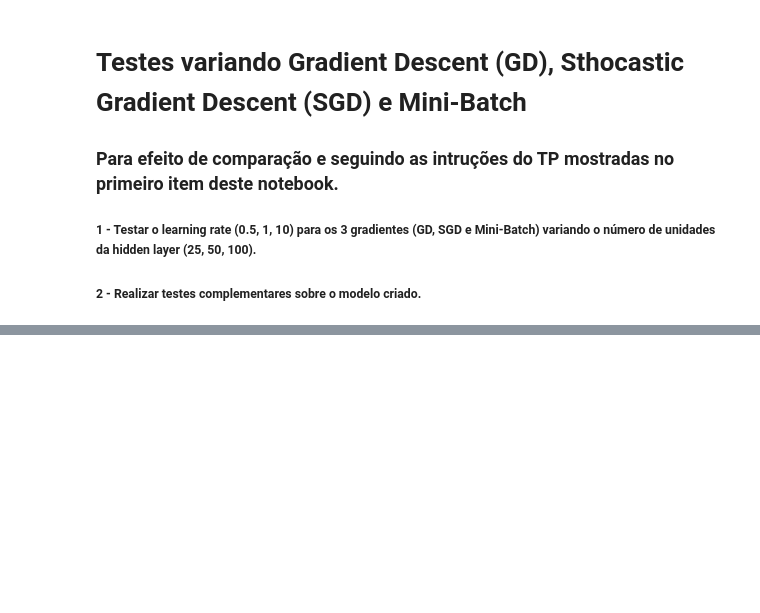
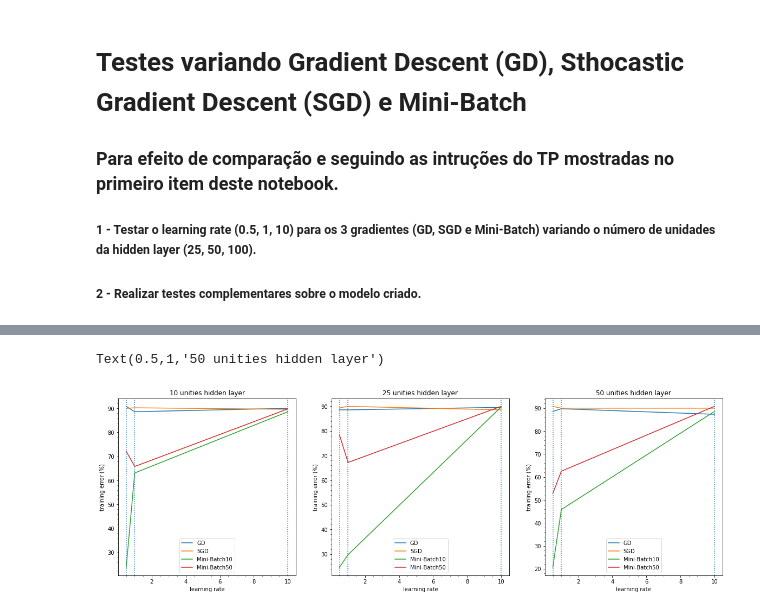
Before and after one commit to gesteves91/tp-ml, a Jupyter notebook: Neural-Network.ipynb, the cells around one changed output, grey strips where cells are left out. Saved outputs shown, nothing was run; the diff lists cells and outputs as text; code cells hidden in the pictures; blank space fills up the shorter version.

```diff
--- a/Neural-Network.ipynb
+++ b/Neural-Network.ipynb
@@ -970,0 +523,43 @@ Primeiramente, vimos dos três gráficos moestrados acima que
+# %%
+f, (ax1, ax2, ax3) = plt.subplots(1, 3, figsize=(20,6))
+ax1.plot(inputsGD[0], outputsGD[0], label='GD')
+ax1.plot(inputsSGD[0], outputsSGD[0], label='SGD')
+ax1.plot(inputsMiniBatch10[0], outputsMiniBatch10[0], label='Mini-Batch10')
+ax1.plot(inputsMiniBatch50[0], outputsMiniBatch50[0], label='Mini-Batch50')
+ax1.axvline(x=0.5, ls='dotted')
+ax1.axvline(x=1, ls='dotted')
+ax1.axvline(x=10, ls='dotted')
+ax1.minorticks_on()
+ax1.legend()
+ax1.set_xlabel('learning rate')
+ax1.set_ylabel('training error (%)')
+ax1.set_title('10 unities hidden layer')
+
+ax2.plot(inputsGD[1], outputsGD[1], label='GD')
+ax2.plot(inputsSGD[1], outputsSGD[1], label='SGD')
+ax2.plot(inputsMiniBatch10[1], outputsMiniBatch10[1], label='Mini-Batch10')
+ax2.plot(inputsMiniBatch50[1], outputsMiniBatch50[1], label='Mini-Batch50')
+ax2.axvline(x=0.5, ls='dotted')
+ax2.axvline(x=1, ls='dotted')
+ax2.axvline(x=10, ls='dotted')
+ax2.minorticks_on()
+ax2.legend()
+ax2.set_xlabel('learning rate')
+ax2.set_ylabel('training error (%)')
+ax2.set_title('25 unities hidden layer')
+
+ax3.plot(inputsGD[2], outputsGD[2], label='GD')
+ax3.plot(inputsSGD[2], outputsSGD[2], label='SGD')
+ax3.plot(inputsMiniBatch10[2], outputsMiniBatch10[2], label='Mini-Batch10')
+ax3.plot(inputsMiniBatch50[2], outputsMiniBatch50[2], label='Mini-Batch50')
+ax3.axvline(x=0.5, ls='dotted')
+ax3.axvline(x=1, ls='dotted')
+ax3.axvline(x=10, ls='dotted')
+ax3.minorticks_on()
+ax3.legend()
+ax3.set_xlabel('learning rate')
+ax3.set_ylabel('training error (%)')
+ax3.set_title('50 unities hidden layer')
+# %% [output]
+Text(0.5,1,'50 unities hidden layer')
+[figure, added]
```
Also changed, not shown: parts of 91 cells of this notebook.
